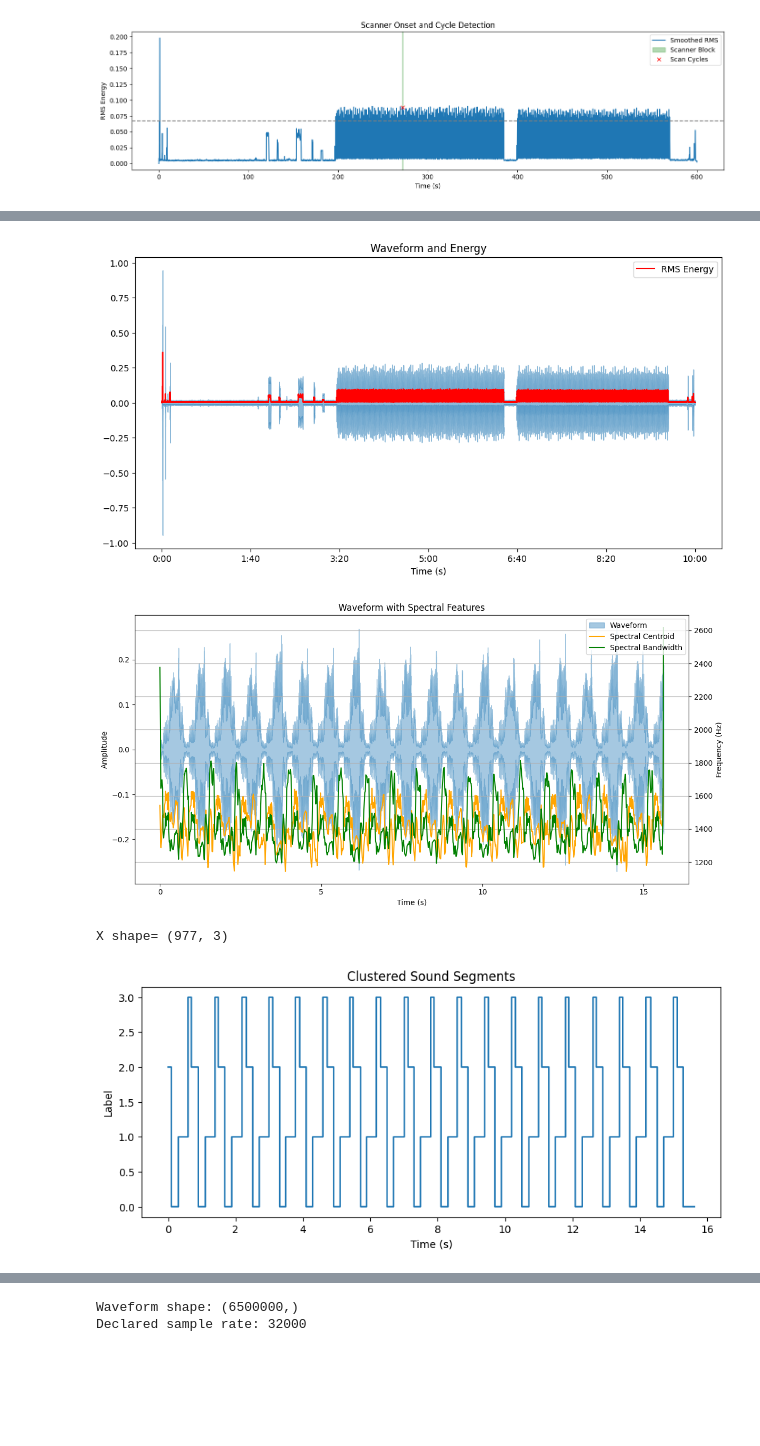
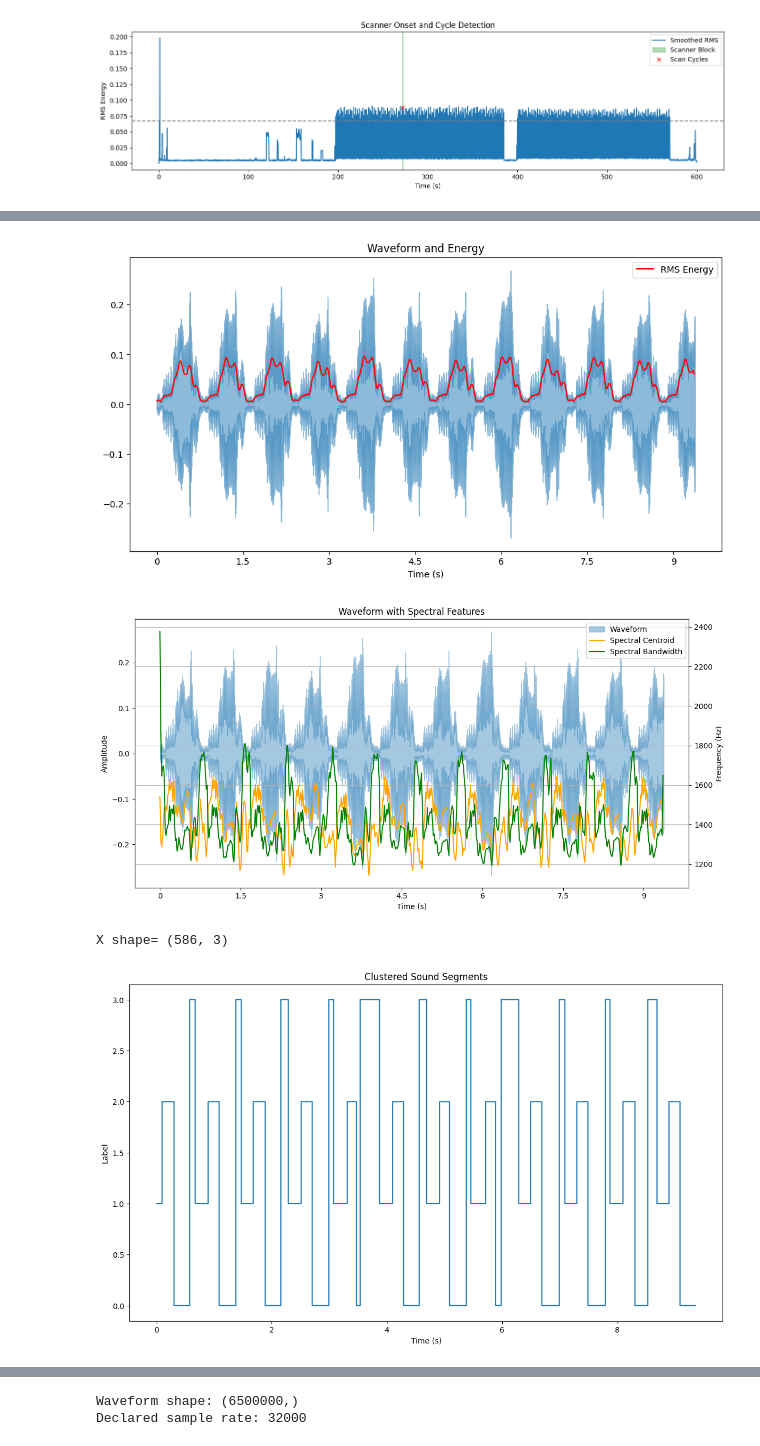
Before and after one commit to JAgho/retromatch, a Jupyter notebook: extract_audio.ipynb, the cells around one changed output, grey strips where cells are left out. Saved outputs shown, nothing was run; the diff lists cells and outputs as text; code cells hidden in the pictures; blank space fills up the shorter version.

```diff
--- a/extract_audio.ipynb
+++ b/extract_audio.ipynb
@@ -99,6 +101,5 @@ plt.show()
 # %%
-#segment=y[2500000:2600000]
-segment=y
+segment=y[2500000:2800000]
 # %%
 D = librosa.stft(segment, n_fft=2048, hop_length=512)
 S_db = librosa.amplitude_to_db(np.abs(D), ref=np.max)
@@ -127,7 +128,7 @@ plt.xlabel('Time (s)')
 plt.legend()
 plt.show()
 # %% [output]
-[figure, old version]
+[figure, new version]
 # %%
 # Feature extraction
 spect_centroid = librosa.feature.spectral_centroid(y=segment, sr=sample_rate, n_fft=2048, hop_length=hop_length)[0]
@@ -160,41 +161,41 @@ plt.grid(True)
 plt.tight_layout()
 plt.show()
 # %% [output]
-[figure, old version]
+[figure, new version]
 # %%
 from sklearn.cluster import KMeans
 from sklearn.preprocessing import StandardScaler
 
 from scipy.ndimage import gaussian_filter1d
 # Try zero-crossing rate or MFCCs
 
 
 
 rms_smoothed = gaussian_filter1d(rms, sigma=4)  # Smooth RMS
 spect_centroid_smoothed = gaussian_filter1d(spect_centroid, sigma=4)  # Smooth spectral centroid
 spect_bandwidth_smoothed = gaussian_filter1d(spect_bandwidth, sigma=4)  # Smooth spectral bandwidth
 
 
 # Stack features
 X = np.stack([rms_smoothed, spect_centroid_smoothed, spect_bandwidth_smoothed], axis=1)  # shape: [frames, features]
 print(f'X shape= {X.shape}')
 X_scaled = StandardScaler().fit_transform(X)
 
 # Run clustering
 kmeans = KMeans(n_clusters=4, random_state=42).fit(X_scaled)
 labels = kmeans.labels_
 
 
 # Visualize
-plt.figure(figsize=(10, 4))
+plt.figure(figsize=(14, 8))
 plt.plot(times, labels, label='Cluster Label', drawstyle='steps')
 plt.xlabel("Time (s)")
 plt.ylabel("Label")
 plt.title("Clustered Sound Segments")
 plt.show()
 # %% [output]
-X shape= (977, 3)
+X shape= (586, 3)
-[figure, old version]
+[figure, new version]
 # %%
 # Normalize waveform (segment) to match cluster label scale
 segment_norm = segment / np.max(np.abs(segment))  # Normalize to [-1, 1]
```
Also changed, not shown: parts of 6 cells of this notebook.
